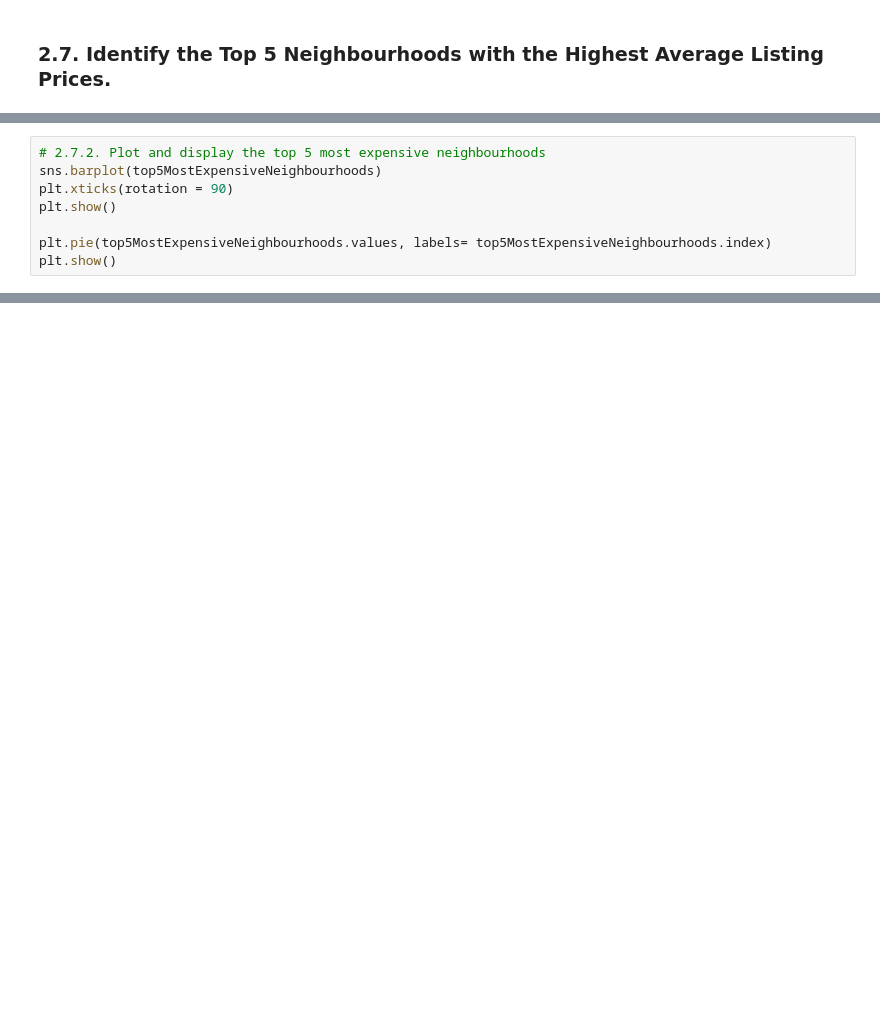
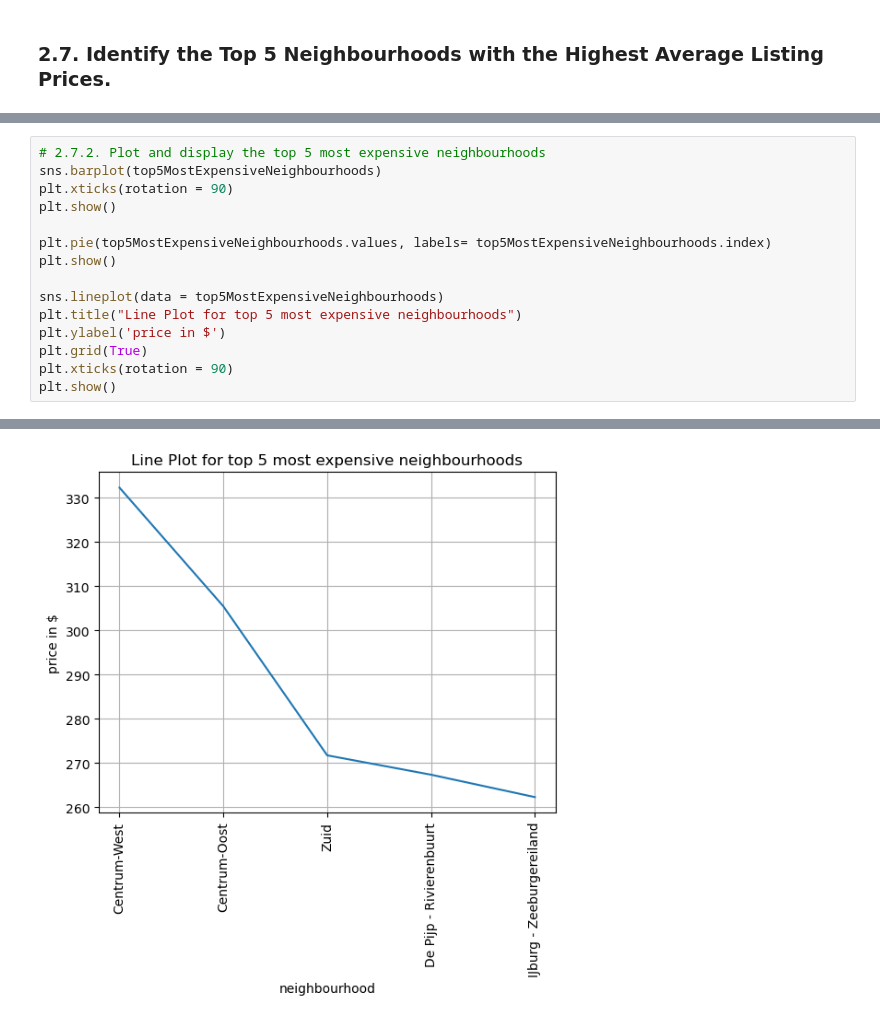
Before and after one commit to buddhathapa12/PrespectiveOnDataScience, a Jupyter notebook: airbnbDataAnalysis/E923Q669_CS746_HW1_EDA.ipynb, the cells around one changed output, grey strips where cells are left out. Drawn from its saved outputs; the diff is of its cells as text; blank space fills up the shorter version.

```diff
--- a/airbnbDataAnalysis/E923Q669_CS746_HW1_EDA.ipynb
+++ b/airbnbDataAnalysis/E923Q669_CS746_HW1_EDA.ipynb
@@ -633,11 +732,19 @@ Name: price in $, dtype: float64
 # %%
 # 2.7.2. Plot and display the top 5 most expensive neighbourhoods
 sns.barplot(top5MostExpensiveNeighbourhoods)
 plt.xticks(rotation = 90)
 plt.show()
 
 plt.pie(top5MostExpensiveNeighbourhoods.values, labels= top5MostExpensiveNeighbourhoods.index)
 plt.show()
+
+sns.lineplot(data = top5MostExpensiveNeighbourhoods)
+plt.title("Line Plot for top 5 most expensive neighbourhoods")
+plt.ylabel('price in $')
+plt.grid(True)
+plt.xticks(rotation = 90)
+plt.show()
 # %% [output]
 [figure]
 [figure]
+[figure, added]
```
Also changed, not shown: parts of 8 cells of this notebook.
